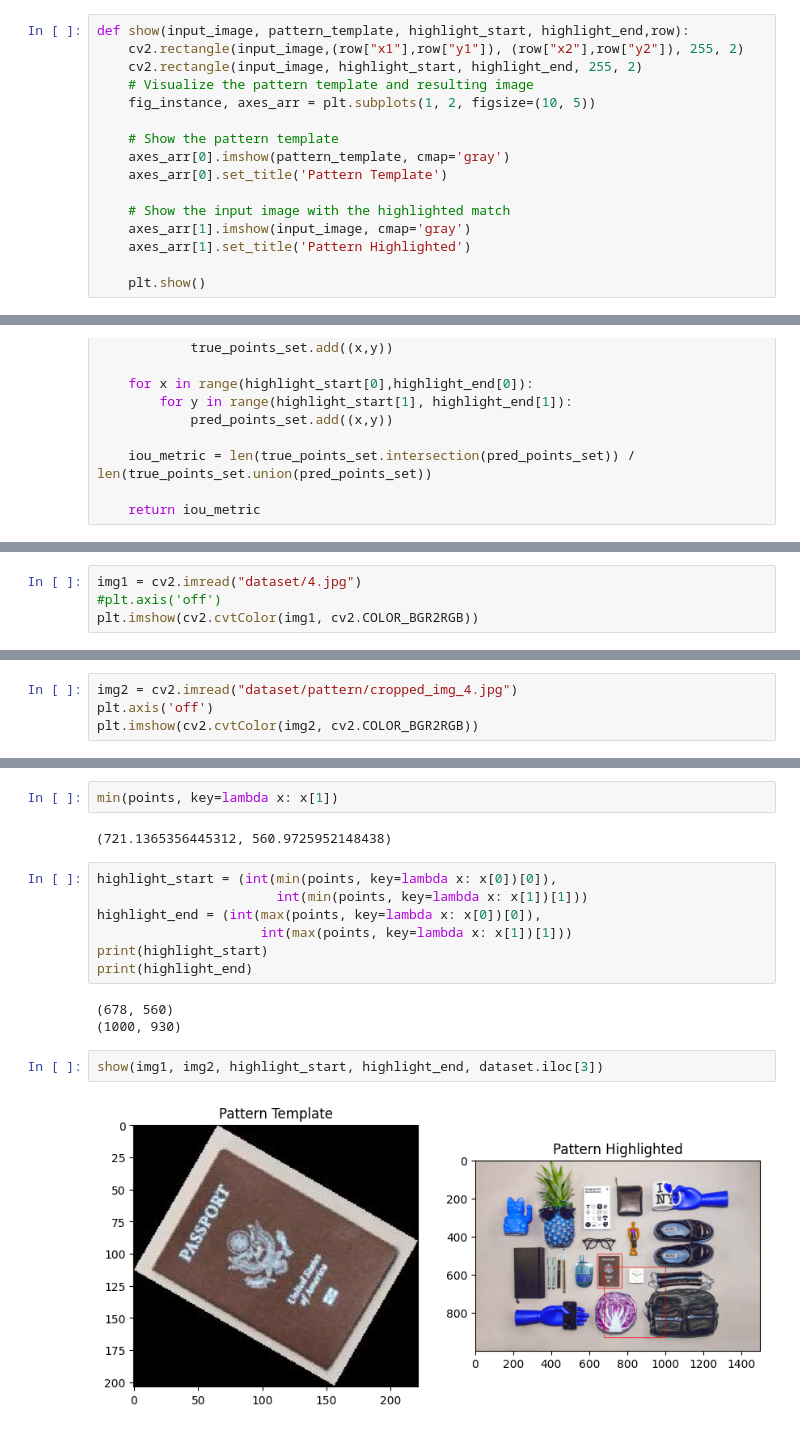
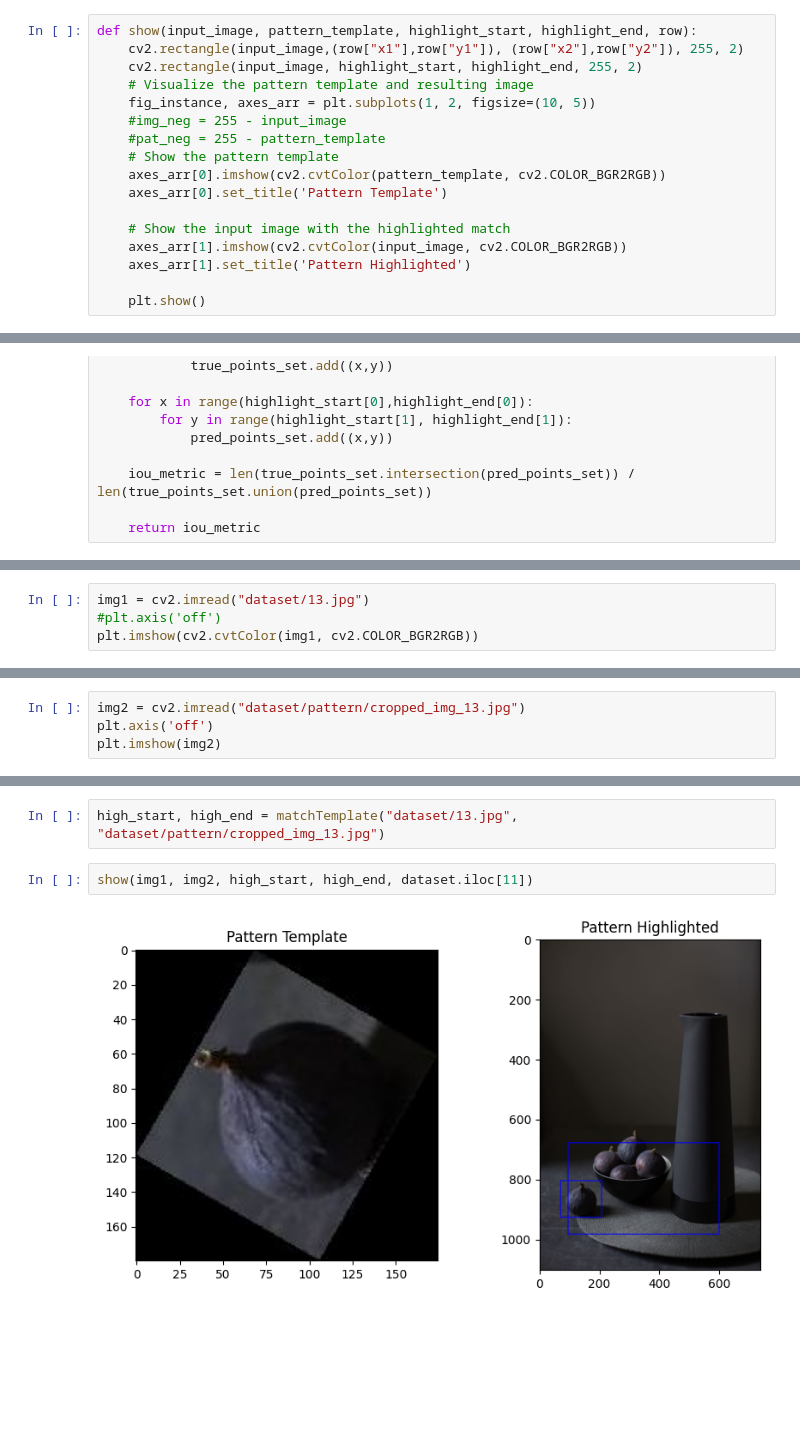
Before and after one commit to ogalay/cv_lab_2, a Jupyter notebook: cv_lab2.ipynb, the cells around one changed output, grey strips where cells are left out. Cells and saved outputs as stored; diff of their text form; blank space fills up the shorter version.

```diff
--- a/cv_lab2.ipynb
+++ b/cv_lab2.ipynb
@@ -34,17 +42,18 @@ def matchTemplate(path_img, path_pattern):
     return highlight_start, highlight_end
 # %%
-def show(input_image, pattern_template, highlight_start, highlight_end,row):
+def show(input_image, pattern_template, highlight_start, highlight_end, row):
     cv2.rectangle(input_image,(row["x1"],row["y1"]), (row["x2"],row["y2"]), 255, 2)
     cv2.rectangle(input_image, highlight_start, highlight_end, 255, 2)
     # Visualize the pattern template and resulting image
     fig_instance, axes_arr = plt.subplots(1, 2, figsize=(10, 5))
-
+    #img_neg = 255 - input_image
+    #pat_neg = 255 - pattern_template
     # Show the pattern template
-    axes_arr[0].imshow(pattern_template, cmap='gray')
+    axes_arr[0].imshow(cv2.cvtColor(pattern_template, cv2.COLOR_BGR2RGB))
     axes_arr[0].set_title('Pattern Template')
 
     # Show the input image with the highlighted match
-    axes_arr[1].imshow(input_image, cmap='gray')
+    axes_arr[1].imshow(cv2.cvtColor(input_image, cv2.COLOR_BGR2RGB))
     axes_arr[1].set_title('Pattern Highlighted')
 
     plt.show()
@@ -104,5 +113,5 @@ iou_mean 0.3726053925382254
 # %%
-img1 = cv2.imread("dataset/4.jpg")
+img1 = cv2.imread("dataset/13.jpg")
 #plt.axis('off')
 plt.imshow(cv2.cvtColor(img1, cv2.COLOR_BGR2RGB))
 # %% [output]
@@ -111,6 +120,6 @@ plt.imshow(cv2.cvtColor(img1, cv2.COLOR_BGR2RGB))
 # %%
-img2 = cv2.imread("dataset/pattern/cropped_img_4.jpg")
+img2 = cv2.imread("dataset/pattern/cropped_img_13.jpg")
 plt.axis('off')
-plt.imshow(cv2.cvtColor(img2, cv2.COLOR_BGR2RGB))
+plt.imshow(img2)
 # %% [output]
 <matplotlib.image.AxesImage at 0x...>
@@ -159,19 +127,7 @@ print(points)
-# %%
-min(points, key=lambda x: x[1])
-# %% [output]
-(721.1365356445312, 560.9725952148438)
-# %%
-highlight_start = (int(min(points, key=lambda x: x[0])[0]),
-                       int(min(points, key=lambda x: x[1])[1]))
-highlight_end = (int(max(points, key=lambda x: x[0])[0]),
-                     int(max(points, key=lambda x: x[1])[1]))
-print(highlight_start)
-print(highlight_end)
-# %% [output]
-(678, 560)
-(1000, 930)
+# %%
+high_start, high_end = matchTemplate("dataset/13.jpg", "dataset/pattern/cropped_img_13.jpg")
 # %%
-show(img1, img2, highlight_start, highlight_end, dataset.iloc[3])
+show(img1, img2, high_start, high_end, dataset.iloc[11])
 # %% [output]
-[figure, old version]
+[figure, new version]
 # %%
```
Also changed, not shown: parts of 12 cells of this notebook, 4 other files.
